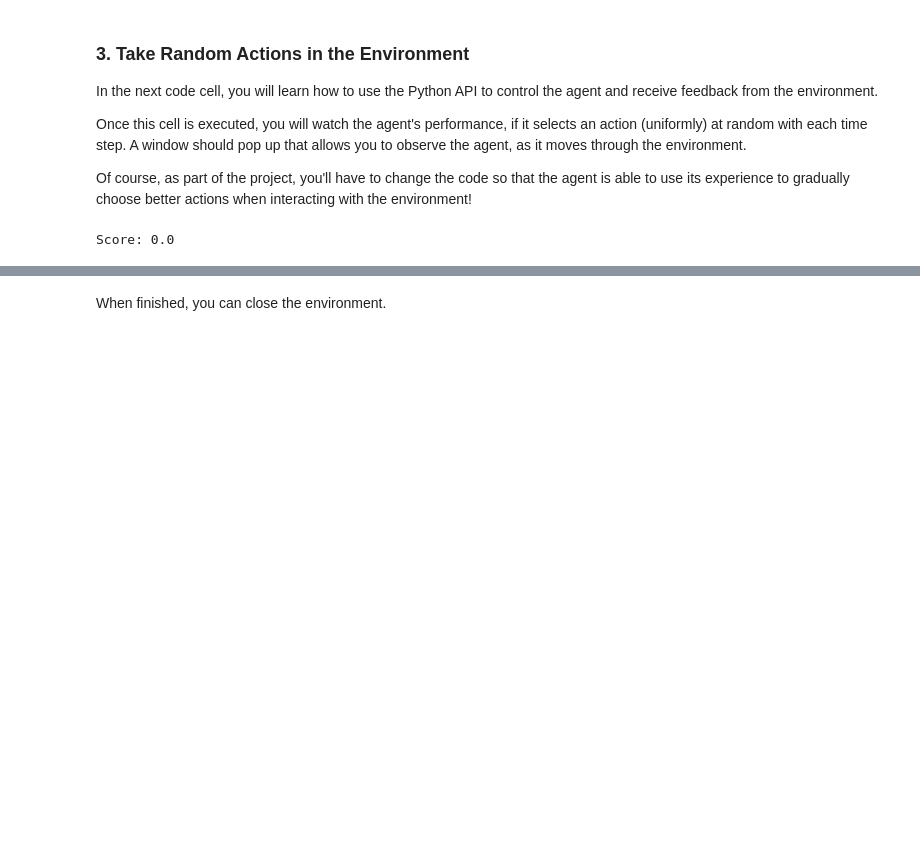
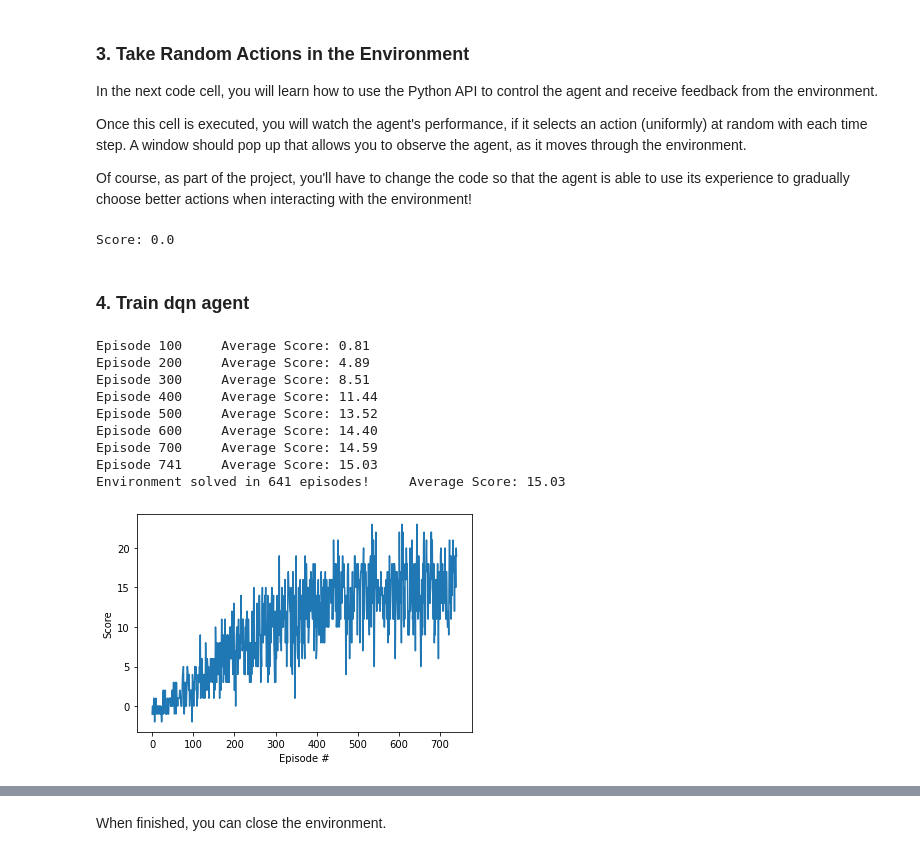
Before and after one commit to coder52/Value-based-methods, a Jupyter notebook: p1_navigation/Navigation.ipynb, the cells around one changed output, grey strips where cells are left out. Saved outputs shown, nothing was run; the diff lists cells and outputs as text; code cells hidden in the pictures; blank space fills up the shorter version.

```diff
--- a/p1_navigation/Navigation.ipynb
+++ b/p1_navigation/Navigation.ipynb
@@ -116,3 +116,5 @@ while True:
 print("Score: {}".format(score))
 # %% [output]
 Score: 0.0
+# %% [markdown]
+### 4. Train dqn agent
@@ -118,0 +126,22 @@ Score: 0.0
+# %%
+agent = Agent(state_size=state_size, action_size=action_size, seed=0, dueling=False)
+scores = dqn_trainer(env, agent, n_episodes=2000, file_name="checkpoint_dqn_dropout")
+
+# plot the scores
+fig = plt.figure()
+ax = fig.add_subplot(111)
+plt.plot(np.arange(len(scores)), scores)
+plt.ylabel('Score')
+plt.xlabel('Episode #')
+plt.show()
+# %% [output]
+Episode 100     Average Score: 0.81
+Episode 200     Average Score: 4.89
+Episode 300     Average Score: 8.51
+Episode 400     Average Score: 11.44
+Episode 500     Average Score: 13.52
+Episode 600     Average Score: 14.40
+Episode 700     Average Score: 14.59
+Episode 741     Average Score: 15.03
+Environment solved in 641 episodes!     Average Score: 15.03
+[figure, added]
```
Also changed, not shown: parts of 10 cells of this notebook, 4 other files.
